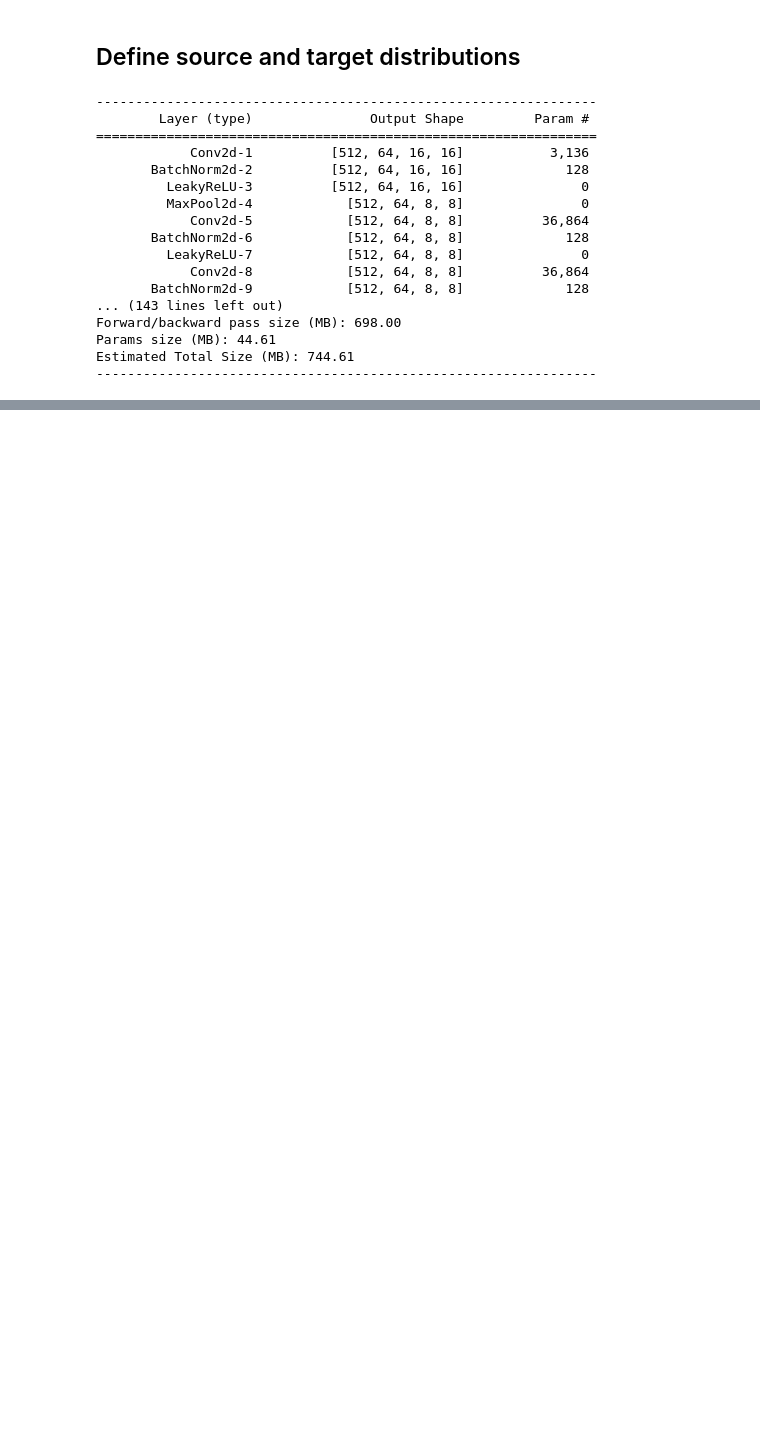
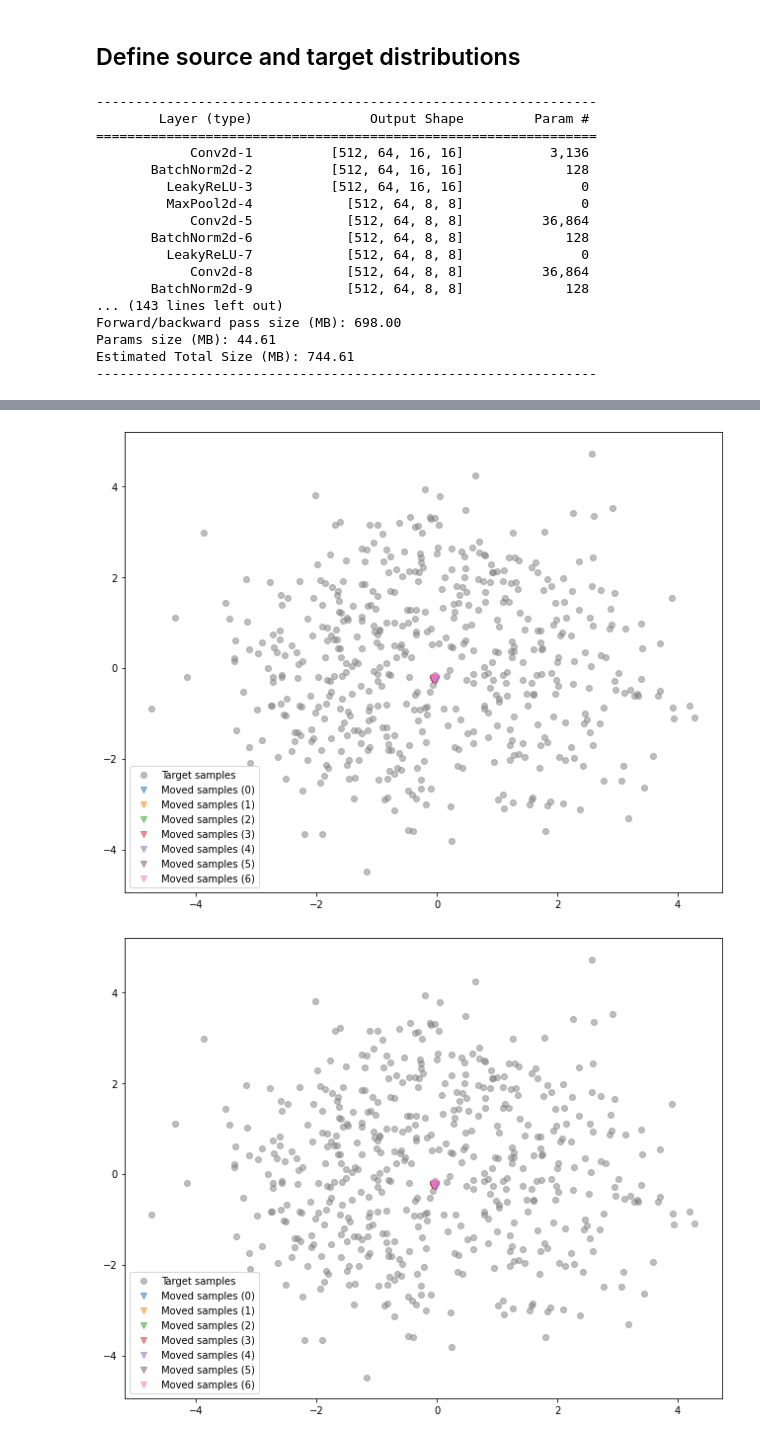
Before and after one commit to max-nekrashevich/optimal-transport-and-stuff, a Jupyter notebook: notebooks/innerGW-gauss-to-mnist.ipynb, the cells around one changed output, grey strips where cells are left out. Saved outputs shown, nothing was run; the diff lists cells and outputs as text; code cells hidden in the pictures; blank space fills up the shorter version.

```diff
--- a/notebooks/innerGW-gauss-to-mnist.ipynb
+++ b/notebooks/innerGW-gauss-to-mnist.ipynb
@@ -60,10 +55,10 @@ target = TensorDatasetDistribution(features, classes)
 # %%
 n_neurons = 128
 
-critic = resnet18_d(target_dim)
-summary(critic, target_dim, batch_size=512)
+critic = resnet18_d(target.event_shape).to(DEVICE)
+summary(critic, target.event_shape, batch_size=512)
 
-mover = resnet18_g(target_dim, q)
+mover = resnet18_g(target.event_shape, q).to(DEVICE)
 summary(mover, (q,), batch_size=512)
 # %% [output]
 ----------------------------------------------------------------
@@ -145,0 +132,5 @@ run_experiment(
+# %%
+plot_transport(x, y, h_x, labels)
+# %% [output]
+[figure, added]
+[figure, added]
```
Also changed, not shown: parts of 14 cells of this notebook, 2 other files.
